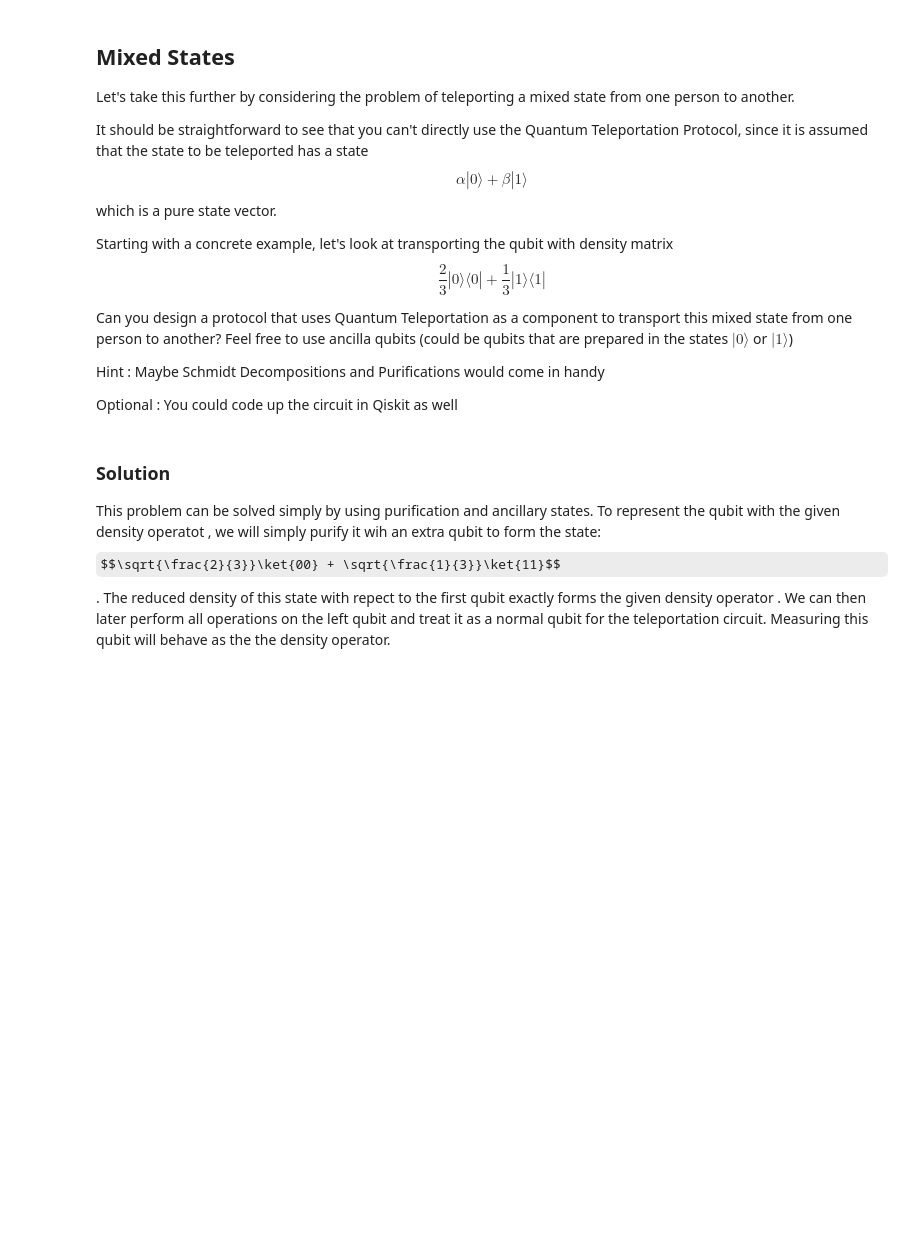
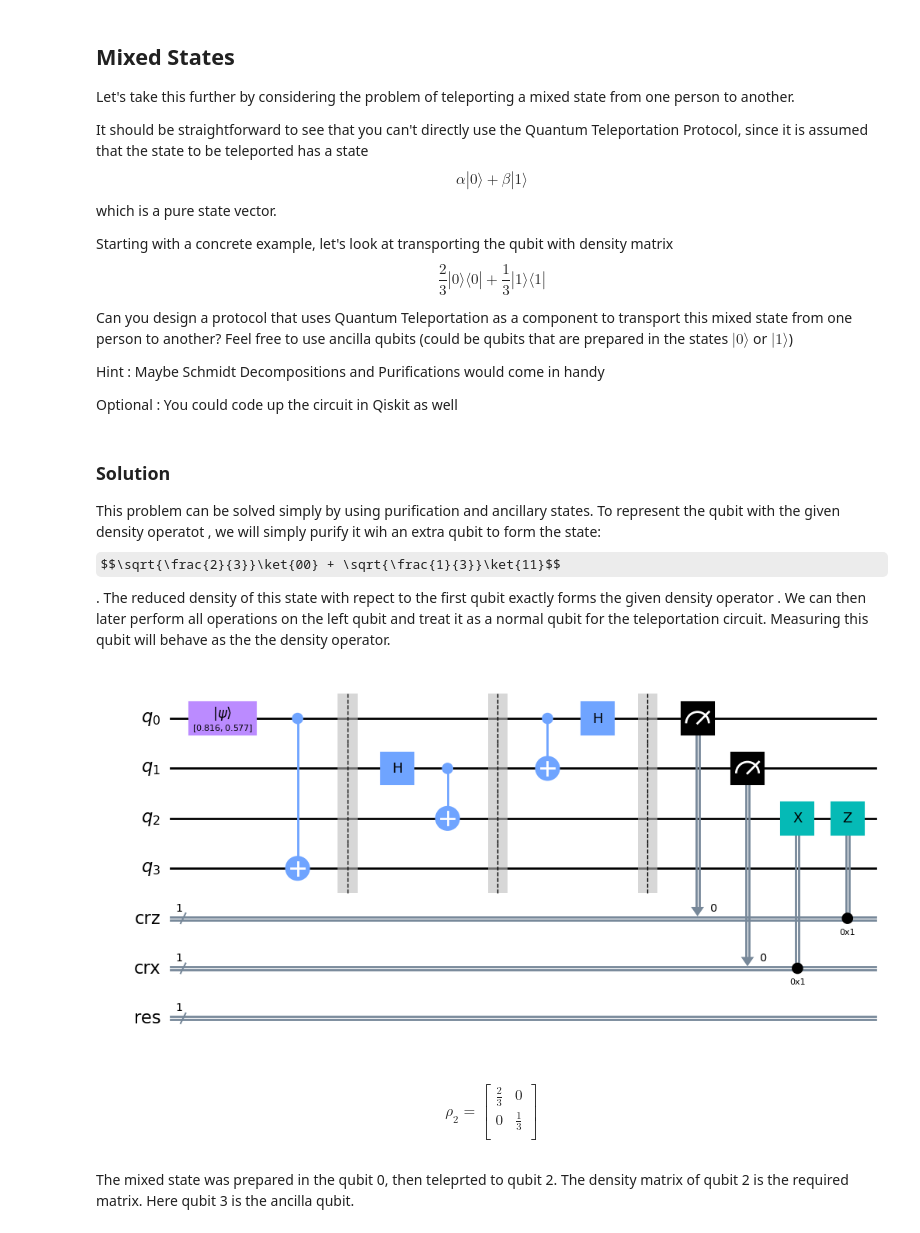
Before and after one commit to arihantv140305/To-The-Quantum-Future-SoC2023, a Jupyter notebook: Week1/Quantum-Teleportation.ipynb, the cells around one changed output. Cells and saved outputs as stored; diff of their text form; code cells hidden in the pictures; some formulas as TeX source; blank space fills up the shorter version.

Commit message:
teleportation complete

```diff
--- a/Week1/Quantum-Teleportation.ipynb
+++ b/Week1/Quantum-Teleportation.ipynb
@@ -93,3 +93,73 @@ Optional : You could code up the circuit in Qiskit as well
 ### Solution
 This problem can be solved simply by using purification and ancillary states.
 To represent the qubit with the given density operatot , we will simply purify it wih an extra qubit to form the state:$$\sqrt{\frac{2}{3}}\ket{00} + \sqrt{\frac{1}{3}}\ket{11}$$.  The reduced density of this state with repect to the first qubit exactly forms the given density operator . We can then later perform all operations on the left qubit and treat it as a normal qubit for the teleportation circuit. Measuring this qubit will behave as the the density operator.
+# %%
+# Circuit for teleporting a pure state
+# Do the necessary imports
+import numpy as np
+from qiskit import QuantumCircuit, QuantumRegister, ClassicalRegister
+from qiskit import IBMQ, Aer, transpile
+from qiskit.visualization import plot_histogram, plot_bloch_multivector, array_to_latex
+from qiskit.extensions import Initialize
+from qiskit.result import marginal_counts
+from qiskit.quantum_info import random_statevector, partial_trace
+import qiskit.quantum_info as qi
+from math import pi, sqrt
+import IPython.display
+
+## SETUP
+# Protocol uses 3 qubits and 2 classical bits in 2 different registers
+# Create random 1-qubit stat
+
+
+qr = QuantumRegister(4, name="q")    # Protocol uses 3 qubits
+crz = ClassicalRegister(1, name="crz") # and 2 classical bits
+crx = ClassicalRegister(1, name="crx") # in 2 different registers
+res = ClassicalRegister(1, name="res")
+i = [sqrt(2/3), sqrt(1/3)]
+teleportation_circuit = QuantumCircuit(qr, crz, crx, res)
+#teleportation_circuit.rx(pi/4, 0)
+teleportation_circuit.initialize(i, 0)
+teleportation_circuit.cx(0,3)
+teleportation_circuit.barrier()
+
+teleportation_circuit.h(1)
+teleportation_circuit.cx(1,2)
+
+teleportation_circuit.barrier()
+
+teleportation_circuit.cx(0,1)
+teleportation_circuit.h(0)
+
+teleportation_circuit.barrier()
+
+teleportation_circuit.measure(0,0)
+teleportation_circuit.measure(1,1)
+
+
+teleportation_circuit.x(2).c_if(crx, 1)
+teleportation_circuit.z(2).c_if(crz, 1)
+
+#teleportation_circuit.rx(-pi/4, 2)
+#teleportation_circuit.measure(2,2)
+
+teleportation_circuit.draw('mpl')
+# %% [output]
+[figure, added]
+# %%
+simulator = Aer.get_backend('statevector_simulator')
+result = simulator.run(teleportation_circuit).result()
+state_vector = result.get_statevector()
+density_matrix = partial_trace(state_vector, [0,1,3])  # Extract the density matrix of the second qubit
+d = qi.DensityMatrix(density_matrix)
+d.draw('latex', prefix='\\rho_2 = ')
+# %% [output]
+$$
+\rho_2 =
+\begin{bmatrix}
+\frac{2}{3} & 0  \\
+ 0 & \frac{1}{3}  \\
+ \end{bmatrix}
+$$
+# %% [markdown]
+The mixed state was prepared in the qubit 0, then teleprted to qubit 2. The density matrix of qubit 2 is the required matrix. Here qubit 3 is the ancilla qubit.
```
